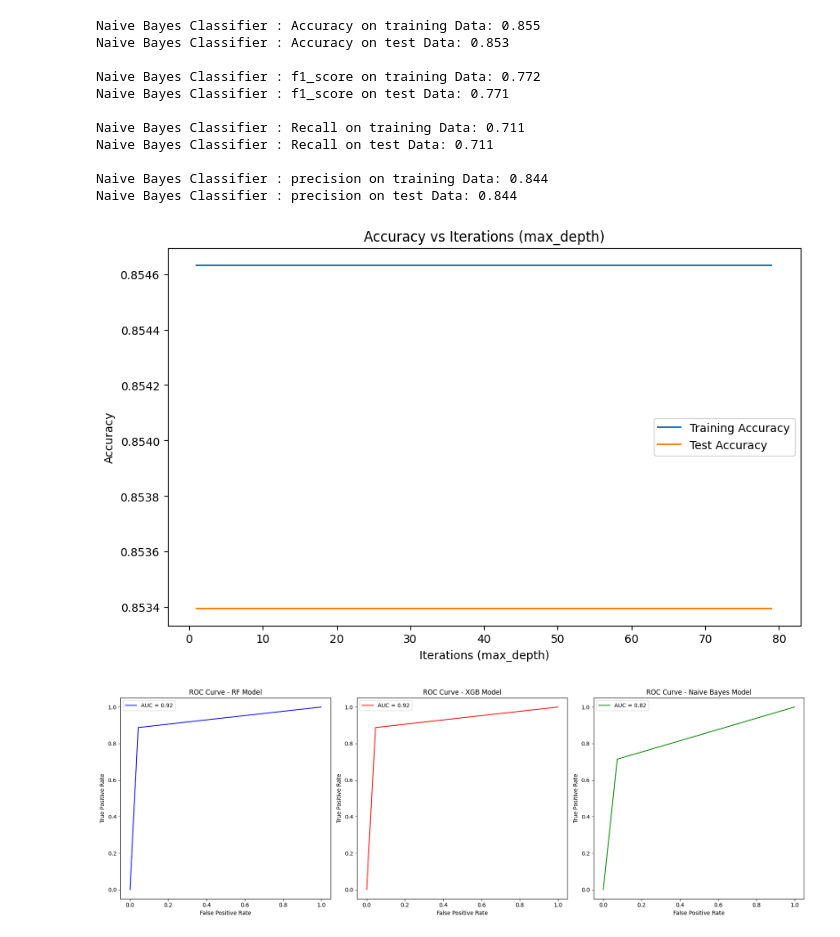
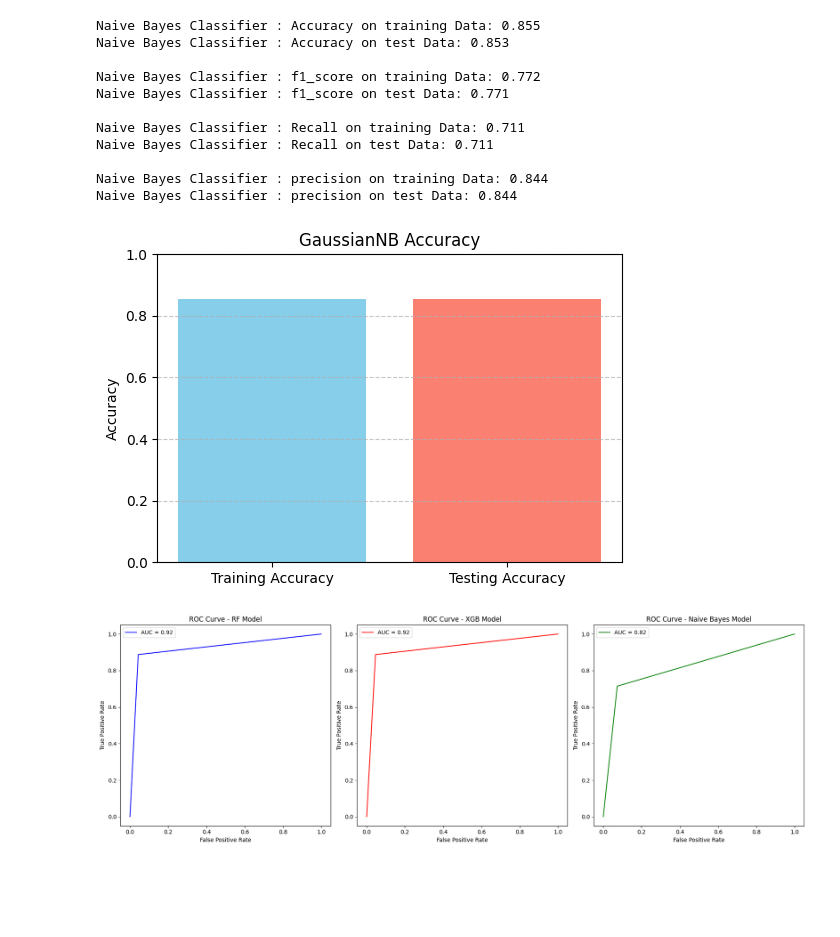
Before and after one commit to BPragun/MinorProject, a Jupyter notebook: data_analysis.ipynb, the cells around one changed output. Drawn from its saved outputs; the diff is of its cells as text; code cells hidden in the pictures; blank space fills up the shorter version.

```diff
--- a/data_analysis.ipynb
+++ b/data_analysis.ipynb
@@ -732,31 +732,28 @@ Naive Bayes Classifier : precision on test Data: 0.844
 # %%
 # Initialize lists for accuracies
 training_accuracy_nb = []
 test_accuracy_nb = []
 
-# Try varying the 'max_depth' from 1 to 80 (adjust range as needed)
-depth = range(1, 80)
+gaussian_test = GaussianNB()
 
-for n in depth:
-    gaussian_test = GaussianNB()
+# Fit the model
+gaussian_test.fit(x_train, y_train)
 
-    # Fit the model
-    gaussian_test.fit(x_train, y_train)
+# Record training accuracy
+training_accuracy_nb.append(gaussian_test.score(x_train, y_train))
 
-    # Record training accuracy
-    training_accuracy_nb.append(gaussian_test.score(x_train, y_train))
+# Record test accuracy
+test_accuracy_nb.append(gaussian_test.score(x_test, y_test))
 
-    # Record test accuracy
-    test_accuracy_nb.append(gaussian_test.score(x_test, y_test))
-
+train_accuracy_gnb = accuracy_score(y_train, y_train_naive)
+test_accuracy_gnb = accuracy_score(y_test, y_test_naive)
 # Plotting the training & testing accuracy
-plt.figure(figsize=(10, 6))
-plt.plot(depth, training_accuracy_nb, label="Training Accuracy")
-plt.plot(depth, test_accuracy_nb, label="Test Accuracy")
-plt.ylabel("Accuracy")
-plt.xlabel("Iterations (max_depth)")
-plt.legend()
-plt.title("Accuracy vs Iterations (max_depth)")
+plt.figure(figsize=(6, 4))
+plt.bar(['Training Accuracy', 'Testing Accuracy'], [train_accuracy_gnb, test_accuracy_gnb], color=['skyblue', 'salmon'])
+plt.ylim(0, 1)
+plt.title('GaussianNB Accuracy')
+plt.ylabel('Accuracy')
+plt.grid(axis='y', linestyle='--', alpha=0.7)
 plt.show()
 # %% [output]
-[figure, old version]
+[figure, new version]
```
Also changed, not shown: parts of 4 cells of this notebook.
